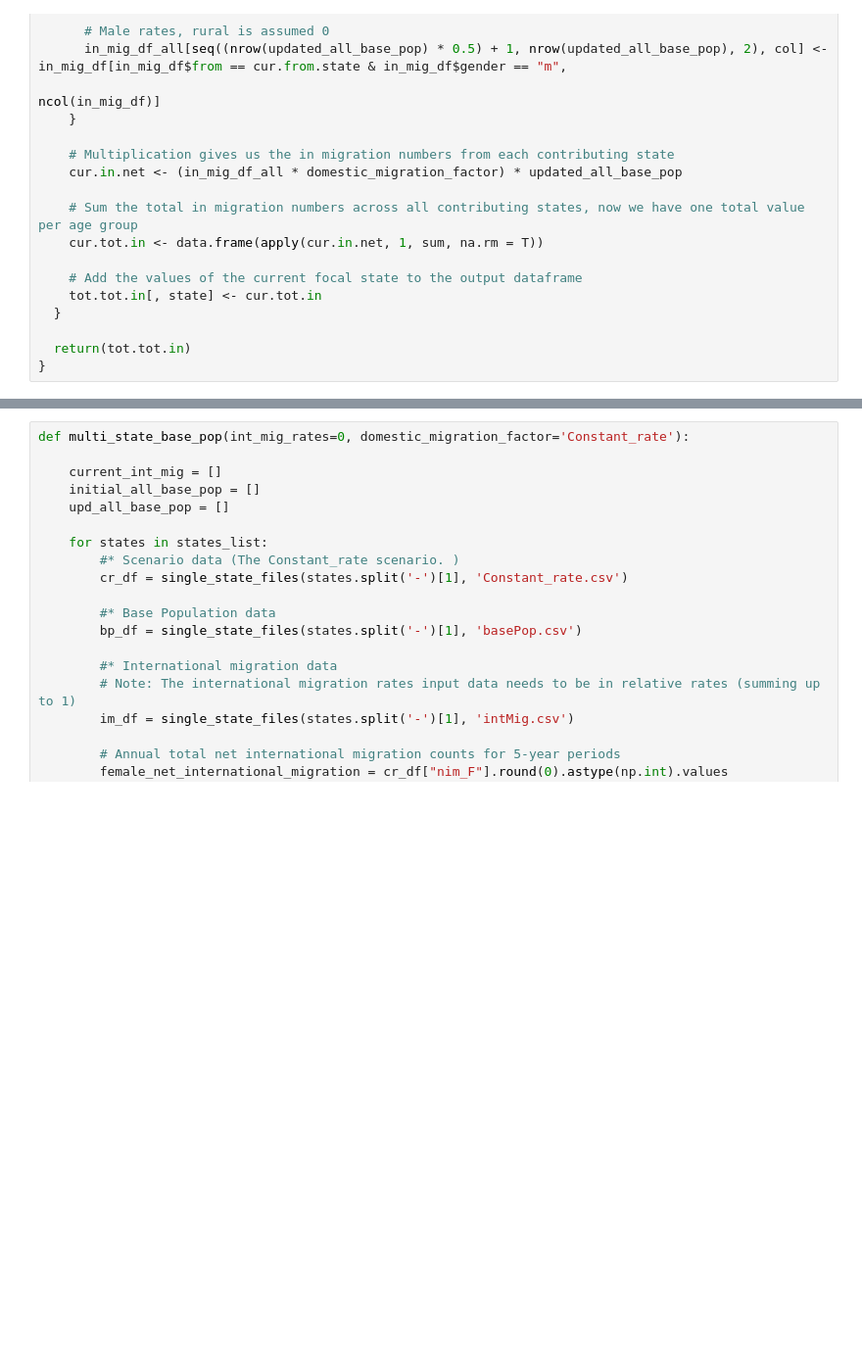
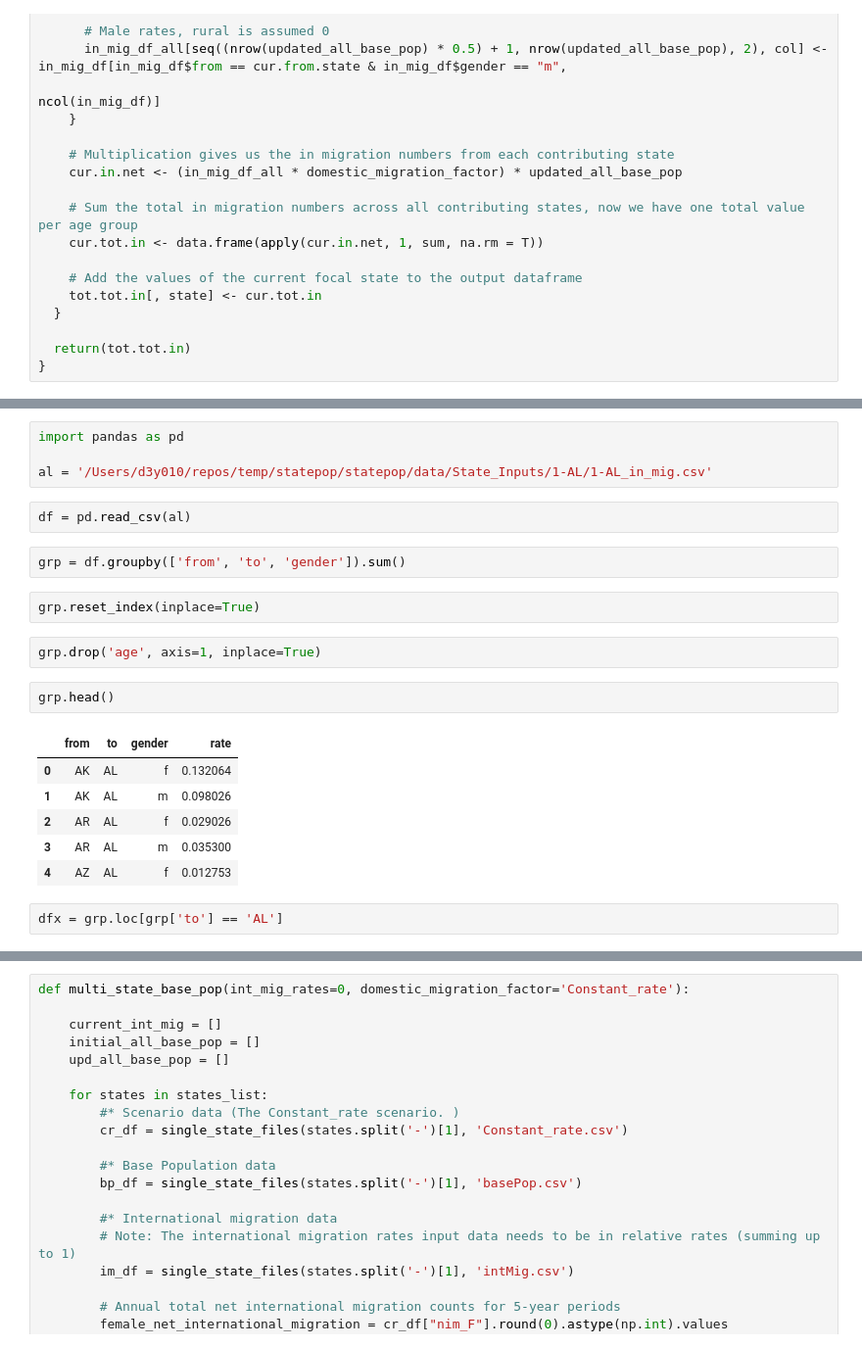
Before and after one commit to IMMM-SFA/statepop, a Jupyter notebook: statepop/debugging.ipynb, the cells around one changed output, grey strips where cells are left out. Shown: that part at 98% size. Cells and saved outputs as stored; diff of their text form; blank space fills up the shorter version.

```diff
--- a/statepop/debugging.ipynb
+++ b/statepop/debugging.ipynb
@@ -110,0 +113,23 @@ f.in.dom.mig.calc <- function(input.path, updated_all_base_pop, domestic_migrati
+# %%
+import pandas as pd
+
+al = '/Users/d3y010/repos/temp/statepop/statepop/data/State_Inputs/1-AL/1-AL_in_mig.csv'
+# %%
+df = pd.read_csv(al)
+# %%
+grp = df.groupby(['from', 'to', 'gender']).sum()
+# %%
+grp.reset_index(inplace=True)
+# %%
+grp.drop('age', axis=1, inplace=True)
+# %%
+grp.head()
+# %% [output]
+|  | from | to | gender | rate |
+| 0 | AK | AL | f | 0.132064 |
+| 1 | AK | AL | m | 0.098026 |
+| 2 | AR | AL | f | 0.029026 |
+| 3 | AR | AL | m | 0.035300 |
+| 4 | AZ | AL | f | 0.012753 |
+# %%
+dfx = grp.loc[grp['to'] == 'AL']
```
Also changed, not shown: parts of 6 cells of this notebook.
